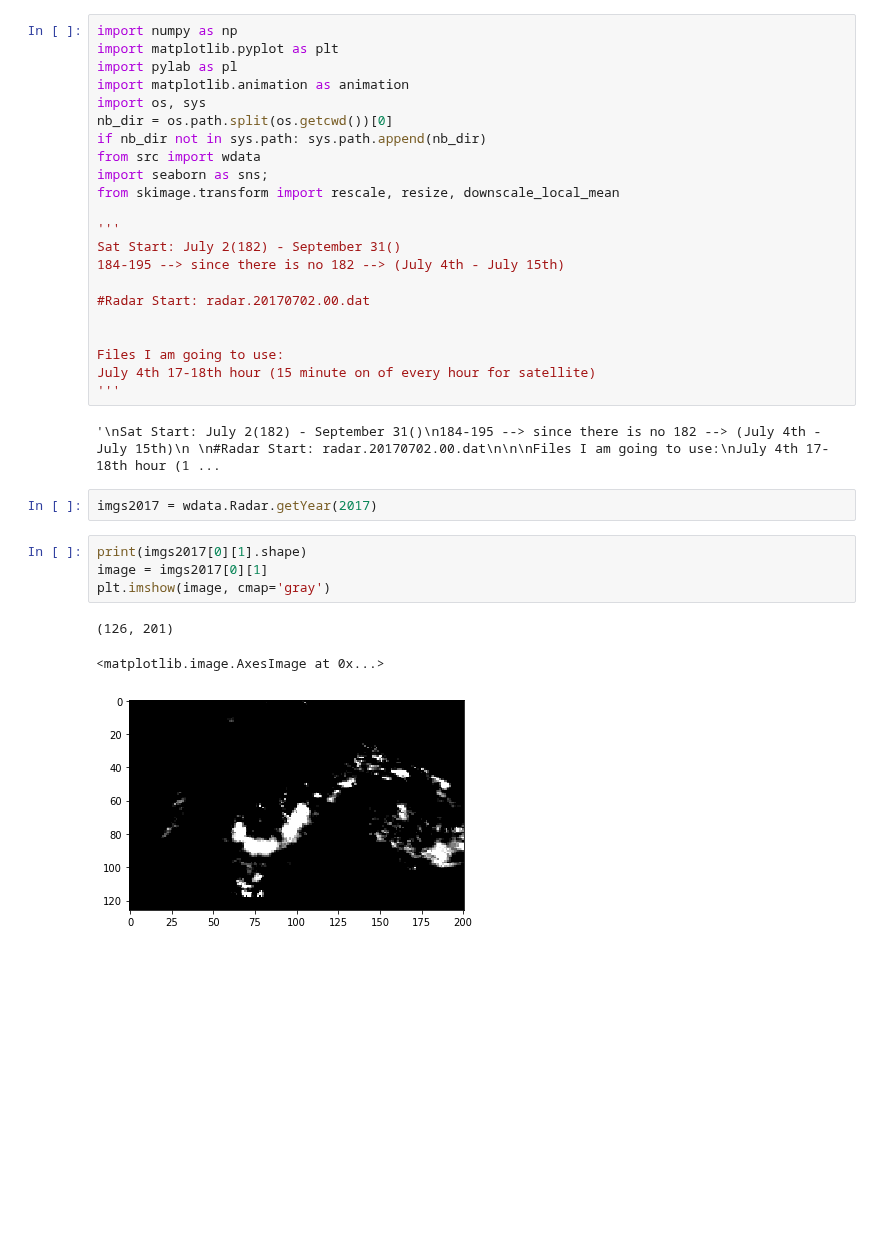
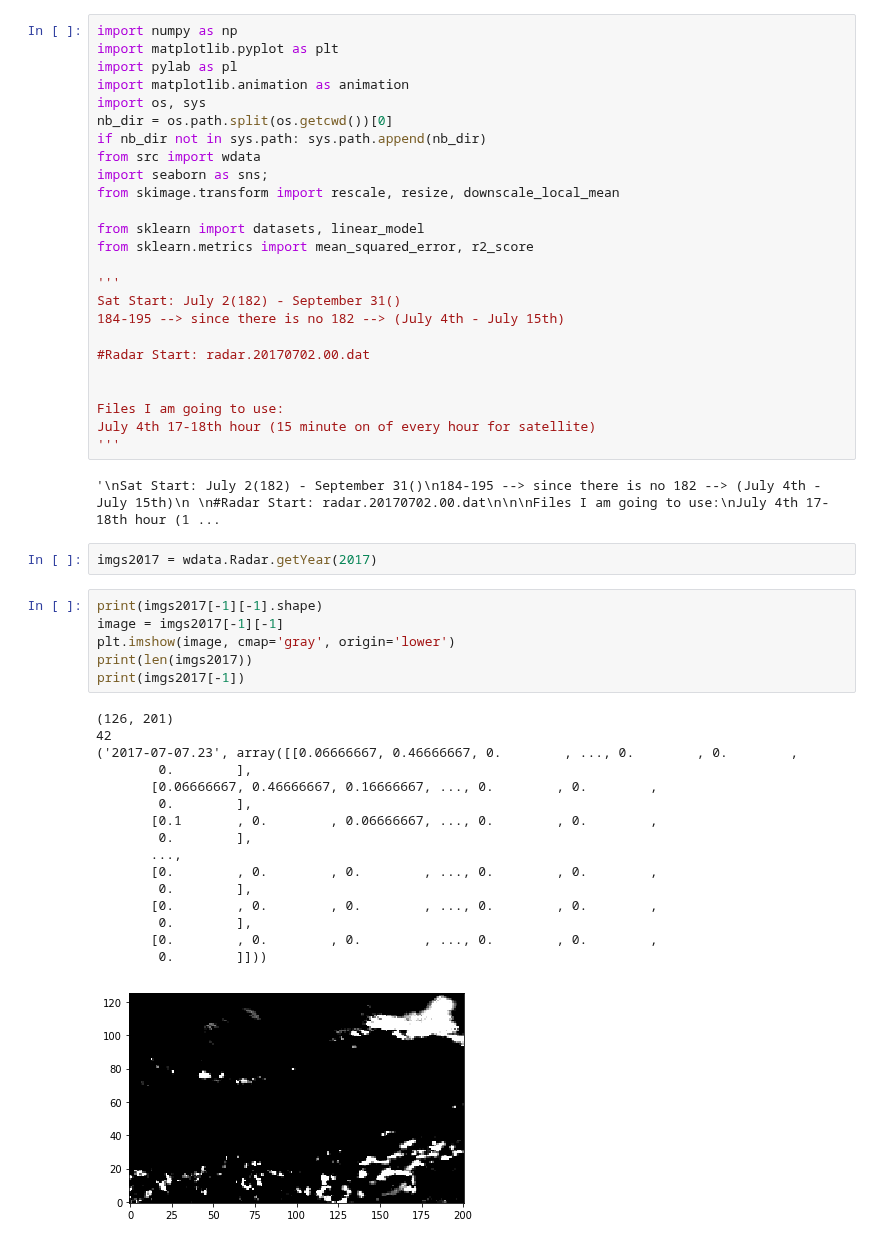
Before and after one commit to yuanzhou15/capstone-weather, a Jupyter notebook: yuan/Untitled.ipynb, the cells around one changed output. Cells and saved outputs as stored; diff of their text form; blank space fills up the shorter version.

```diff
--- a/yuan/Untitled.ipynb
+++ b/yuan/Untitled.ipynb
@@ -10,6 +10,9 @@ from src import wdata
 import seaborn as sns;
 from skimage.transform import rescale, resize, downscale_local_mean
 
+from sklearn import datasets, linear_model
+from sklearn.metrics import mean_squared_error, r2_score
+
 '''
 Sat Start: July 2(182) - September 31()
 184-195 --> since there is no 182 --> (July 4th - July 15th)
@@ -25,11 +28,26 @@ July 4th 17-18th hour (15 minute on of every hour for satellite)
 # %%
 imgs2017 = wdata.Radar.getYear(2017)
 # %%
-print(imgs2017[0][1].shape)
-image = imgs2017[0][1]
-plt.imshow(image, cmap='gray')
+print(imgs2017[-1][-1].shape)
+image = imgs2017[-1][-1]
+plt.imshow(image, cmap='gray', origin='lower')
+print(len(imgs2017))
+print(imgs2017[-1])
 # %% [output]
 (126, 201)
+42
+('2017-07-07.23', array([[0.06666667, 0.46666667, 0.        , ..., 0.        , 0.        ,
+        0.        ],
+       [0.06666667, 0.46666667, 0.16666667, ..., 0.        , 0.        ,
+        0.        ],
+       [0.1       , 0.        , 0.06666667, ..., 0.        , 0.        ,
+        0.        ],
+       ...,
+       [0.        , 0.        , 0.        , ..., 0.        , 0.        ,
+        0.        ],
+       [0.        , 0.        , 0.        , ..., 0.        , 0.        ,
+        0.        ],
+       [0.        , 0.        , 0.        , ..., 0.        , 0.        ,
+        0.        ]]))
-<matplotlib.image.AxesImage at 0x...>
-[figure, old version]
+[figure, new version]
 # %%
```
Also changed, not shown: parts of 27 cells of this notebook.
